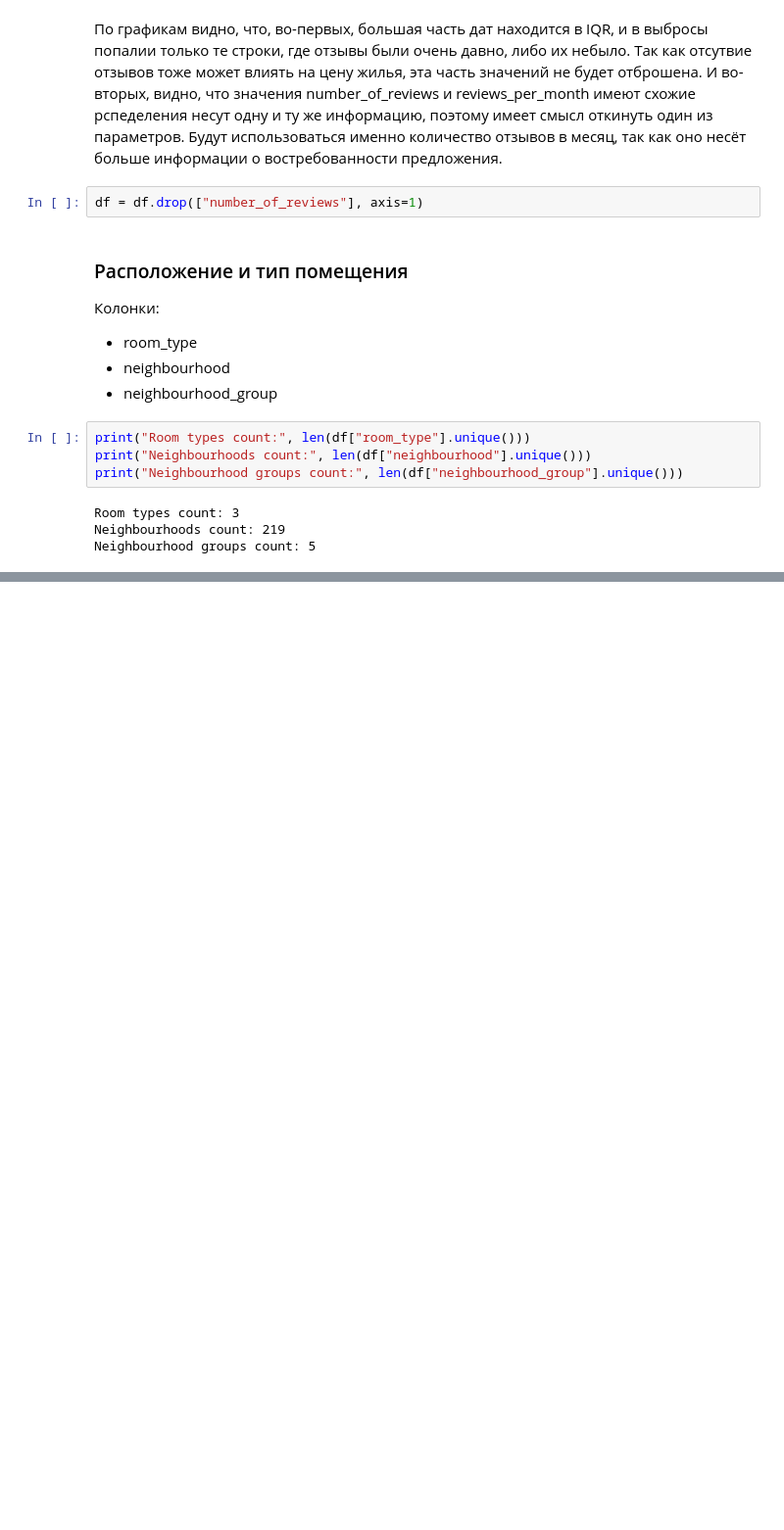
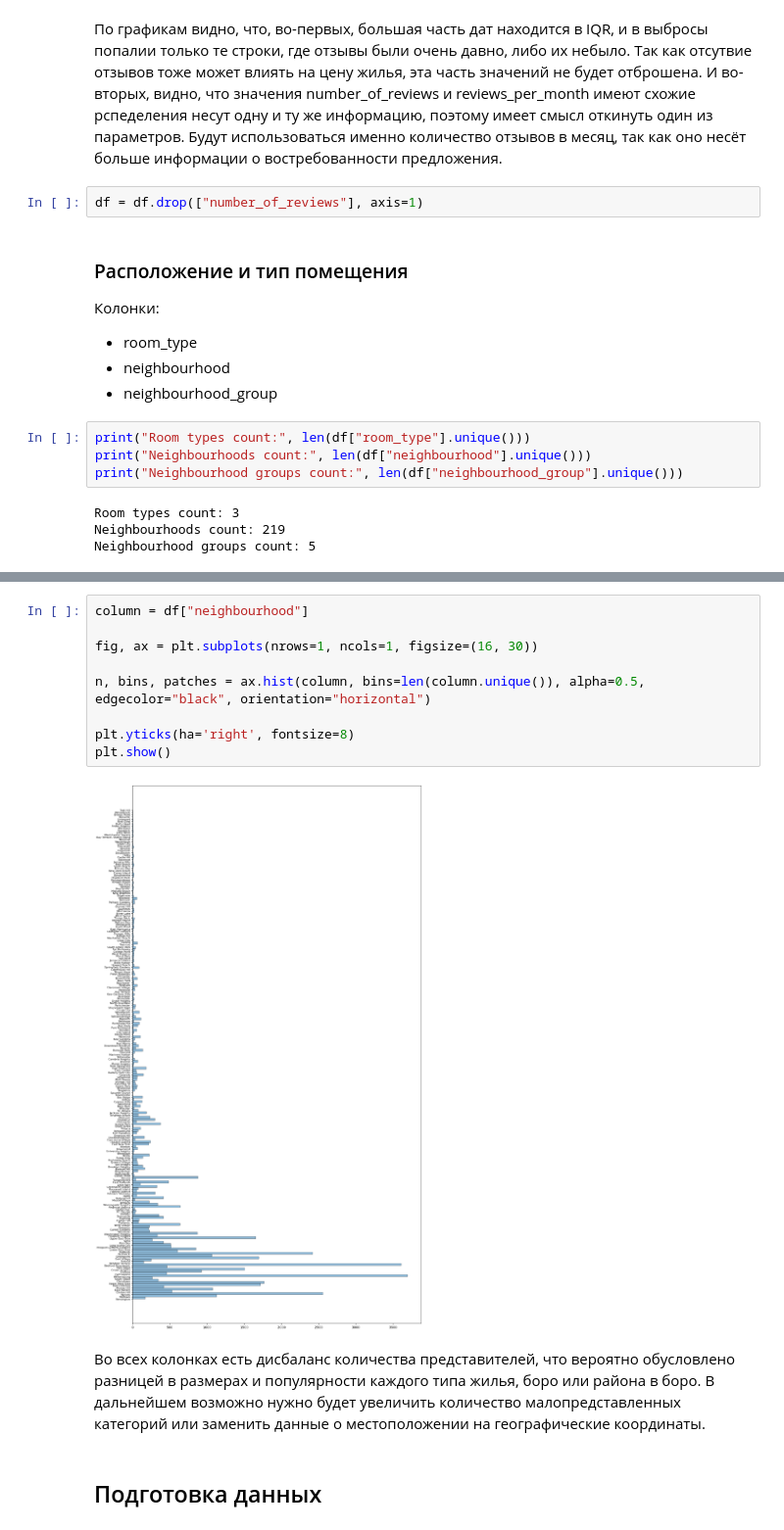
Before and after one commit to NoSignificantWorries/CDEK_testing, a Jupyter notebook: stat.ipynb, the cells around one changed output, grey strips where cells are left out. Shown at 98% size. Cells and saved outputs as stored; diff of their text form; blank space fills up the shorter version.

```diff
--- a/stat.ipynb
+++ b/stat.ipynb
@@ -473,0 +488,15 @@ Shared room: 2
+# %%
+column = df["neighbourhood"]
+
+fig, ax = plt.subplots(nrows=1, ncols=1, figsize=(16, 30))
+
+n, bins, patches = ax.hist(column, bins=len(column.unique()), alpha=0.5, edgecolor="black", orientation="horizontal")
+
+plt.yticks(ha='right', fontsize=8)
+plt.show()
+# %% [output]
+[figure, added]
+# %% [markdown]
+Во всех колонках есть дисбаланс количества представителей, что вероятно обусловлено разницей в размерах и популярности каждого типа жилья, боро или района в боро. В дальнейшем возможно нужно будет увеличить количество малопредставленных категорий или заменить данные о местоположении на географические координаты.
+# %% [markdown]
+## Подготовка данных
```
Also changed, not shown: parts of 10 cells of this notebook.
